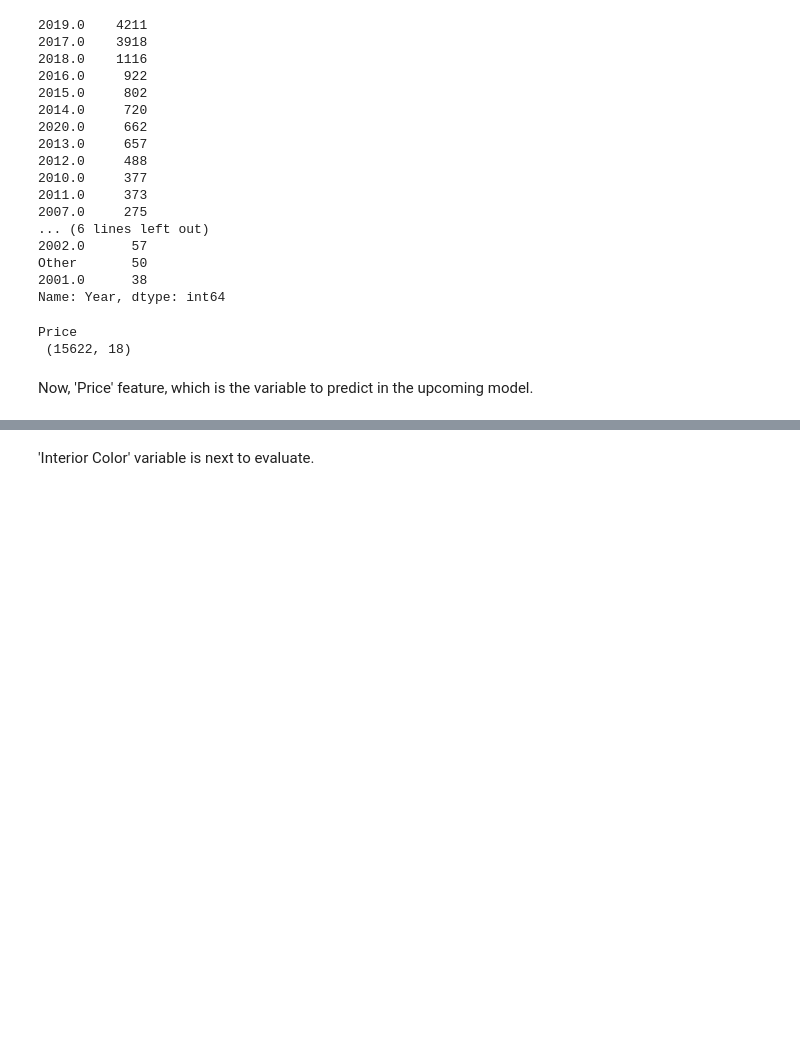
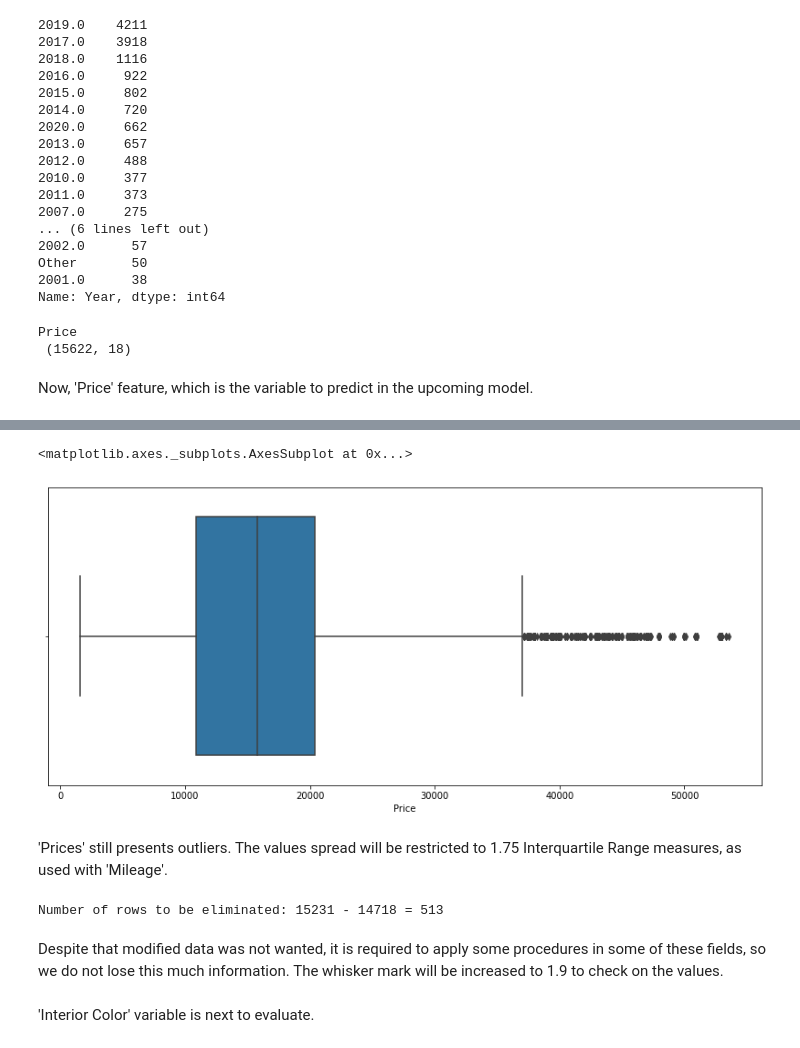
Before and after one commit to AlejandroPenaloza/cars-value-predictor, a Jupyter notebook: predictor.ipynb, the cells around one changed output, grey strips where cells are left out. Cells and saved outputs as stored; diff of their text form; code cells hidden in the pictures; blank space fills up the shorter version.

```diff
--- a/predictor.ipynb
+++ b/predictor.ipynb
@@ -636,3 +668,25 @@ sns.stripplot(vehicles_dataset['Price'], ax=ax_strip)
+# %%
+fig, ax = plt.subplots(figsize=(14,6))
+sns.boxplot(vehicles_dataset['Price'], whis=1.75, ax=ax)
+# %% [output]
+<matplotlib.axes._subplots.AxesSubplot at 0x...>
+[figure, added]
+# %% [markdown]
+'Prices' still presents outliers.
+The values spread will be restricted to 1.75 Interquartile Range measures, as used with 'Mileage'.
+# %%
+# Dataframe taking away outliers according to 1.75 times the interquartile range
+filtered_df = vehicles_dataset[(vehicles_dataset['Price'] > price_quartile1 - 1.75 * price_iqr) & (
+      vehicles_dataset['Price'] < price_quartile3 + 1.75 * price_iqr)]
+outliers_number = len(vehicles_dataset['Price']) - len(filtered_df['Price'])
+print(
+    "Number of rows to be eliminated:", vehicles_dataset.shape[0], "-",
+    filtered_df.shape[0], "=", outliers_number)
+# %% [output]
+Number of rows to be eliminated: 15231 - 14718 = 513
+# %% [markdown]
+Despite that modified data was not wanted, it is required to apply some procedures in some of these fields, so we do not lose this much information.
+The whisker mark will be increased to 1.9 to check on the values.
 # %% [markdown]
 'Interior Color' variable is next to evaluate.
 # %%
```
Also changed, not shown: parts of 52 cells of this notebook.
